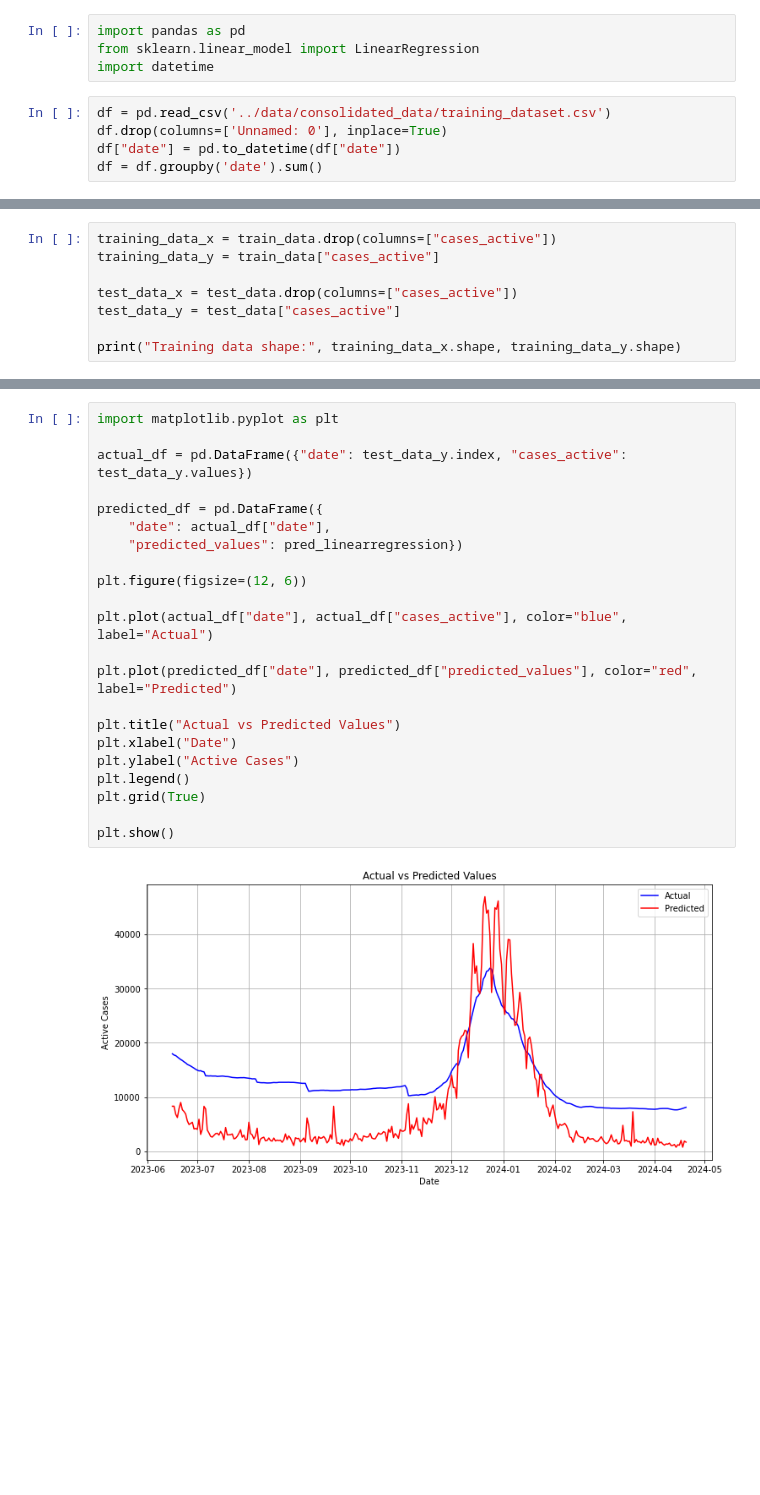
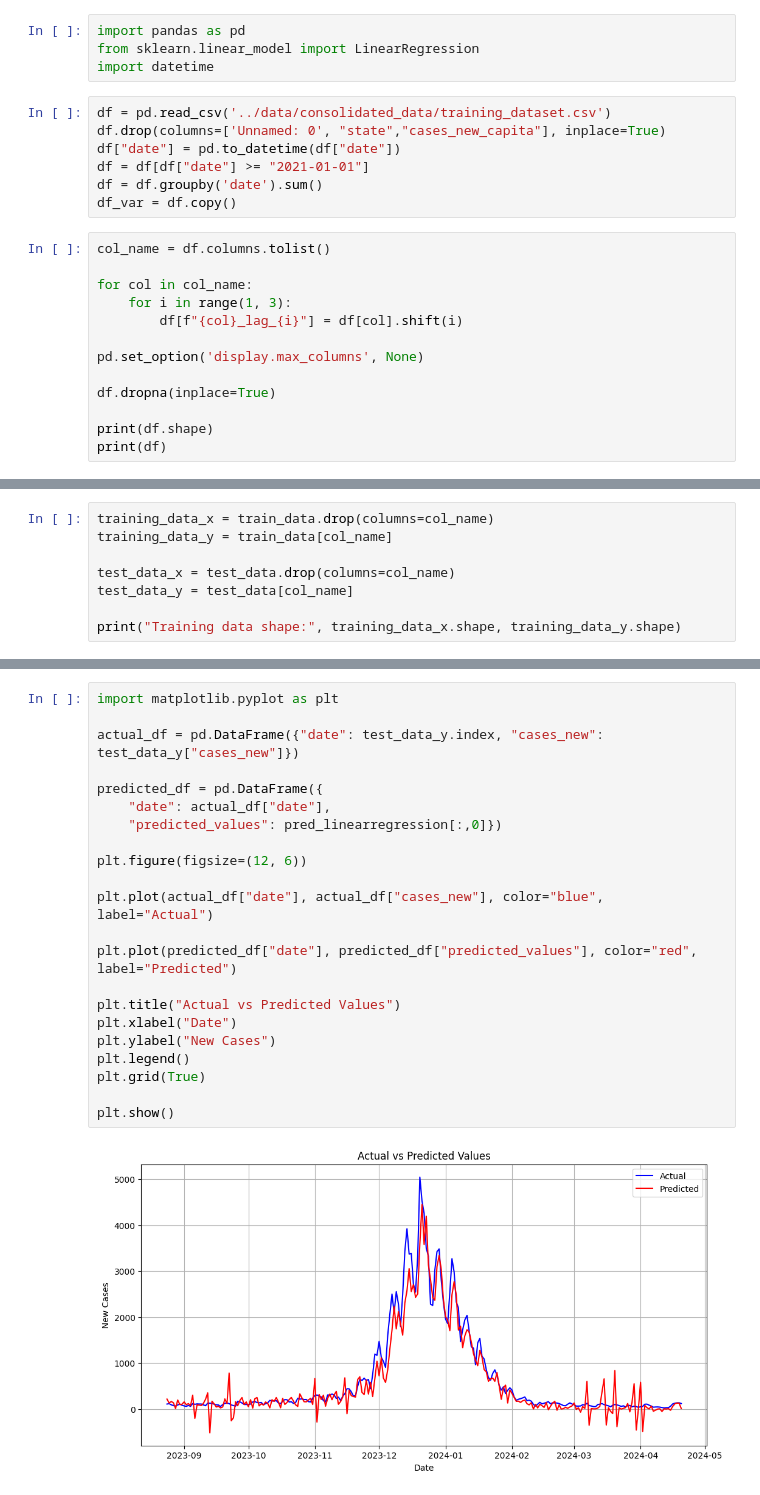
Before and after one commit to MarcusO17/5011-cem-ml, a Jupyter notebook: notebooks/model_training_kelvin.ipynb, the cells around one changed output, grey strips where cells are left out. Saved outputs shown, nothing was run; the diff lists cells and outputs as text; blank space fills up the shorter version.

```diff
--- a/notebooks/model_training_kelvin.ipynb
+++ b/notebooks/model_training_kelvin.ipynb
@@ -4,6 +4,21 @@ from sklearn.linear_model import LinearRegression
 import datetime
 # %%
 df = pd.read_csv('../data/consolidated_data/training_dataset.csv')
-df.drop(columns=['Unnamed: 0'], inplace=True)
+df.drop(columns=['Unnamed: 0', "state","cases_new_capita"], inplace=True)
 df["date"] = pd.to_datetime(df["date"])
+df = df[df["date"] >= "2021-01-01"]
 df = df.groupby('date').sum()
+df_var = df.copy()
+# %%
+col_name = df.columns.tolist()
+
+for col in col_name:
+    for i in range(1, 3):
+        df[f"{col}_lag_{i}"] = df[col].shift(i)
+
+pd.set_option('display.max_columns', None)
+
+df.dropna(inplace=True)
+
+print(df.shape)
+print(df)
@@ -39,9 +81,9 @@ date
 # %%
-training_data_x = train_data.drop(columns=["cases_active"])
-training_data_y = train_data["cases_active"]
+training_data_x = train_data.drop(columns=col_name)
+training_data_y = train_data[col_name]
 
-test_data_x = test_data.drop(columns=["cases_active"])
-test_data_y = test_data["cases_active"]
+test_data_x = test_data.drop(columns=col_name)
+test_data_y = test_data[col_name]
 
 print("Training data shape:", training_data_x.shape, training_data_y.shape)
 # %% [output]
@@ -72,27 +147,27 @@ predicted values:  [8317.60571555 8323.54901077 6846.4447166  6236.73789128 7904
 # %%
 import matplotlib.pyplot as plt
 
-actual_df = pd.DataFrame({"date": test_data_y.index, "cases_active": test_data_y.values})
+actual_df = pd.DataFrame({"date": test_data_y.index, "cases_new": test_data_y["cases_new"]})
 
 predicted_df = pd.DataFrame({
     "date": actual_df["date"],
-    "predicted_values": pred_linearregression})
+    "predicted_values": pred_linearregression[:,0]})
 
 plt.figure(figsize=(12, 6))
 
-plt.plot(actual_df["date"], actual_df["cases_active"], color="blue", label="Actual")
+plt.plot(actual_df["date"], actual_df["cases_new"], color="blue", label="Actual")
 
 plt.plot(predicted_df["date"], predicted_df["predicted_values"], color="red", label="Predicted")
 
 plt.title("Actual vs Predicted Values")
 plt.xlabel("Date")
-plt.ylabel("Active Cases")
+plt.ylabel("New Cases")
 plt.legend()
 plt.grid(True)
 
 plt.show()
 # %% [output]
-[figure, old version]
+[figure, new version]
 # %%
 from sklearn.ensemble import RandomForestRegressor
 
```
Also changed, not shown: parts of 22 cells of this notebook, 1 other file.
